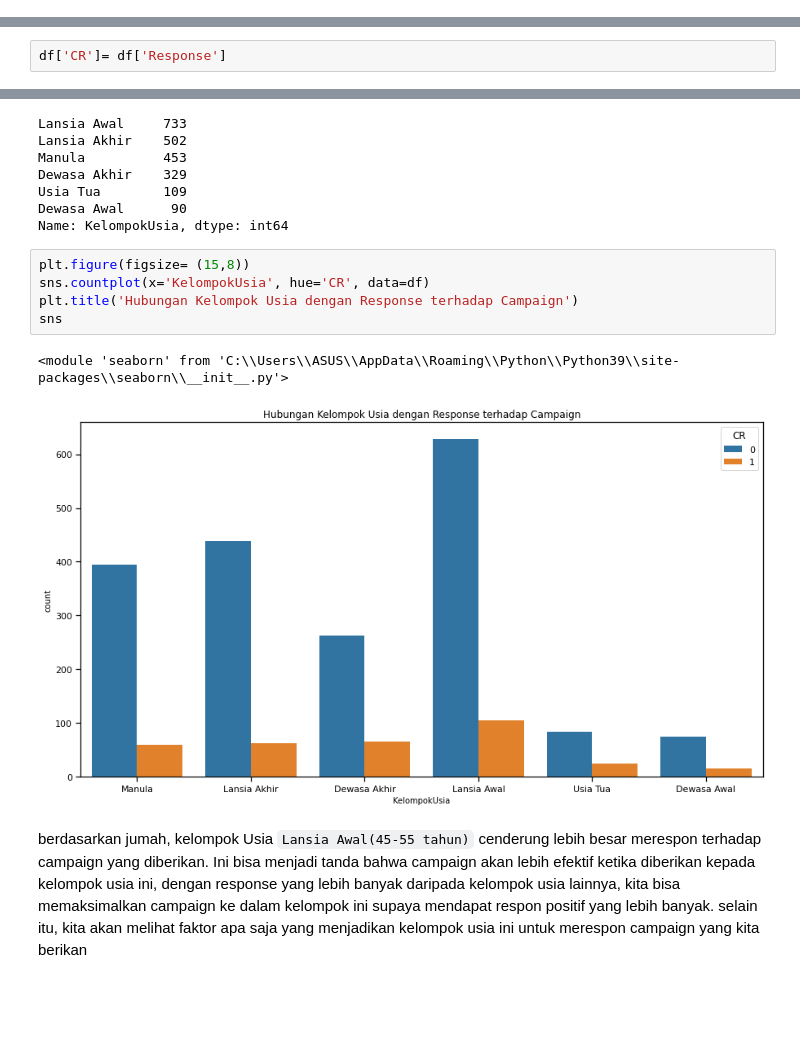
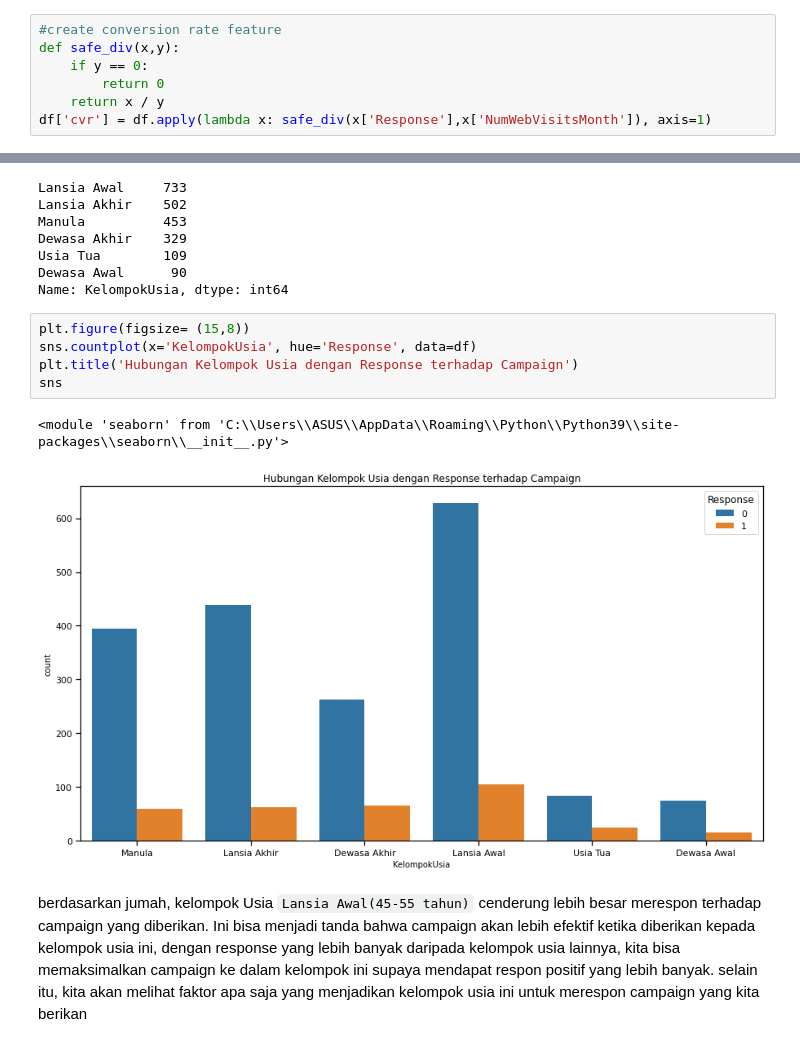
Before and after one commit to Hana5i/Predict-Customer-Personality-to-Boost-Marketing-Campaign-by-Using-Machine-Learning, a Jupyter notebook: Predict Personality Customer.ipynb, the cells around one changed output, grey strips where cells are left out. Cells and saved outputs as stored; diff of their text form; blank space fills up the shorter version.

Commit message:
add cleaning data

```diff
--- a/Predict Personality Customer.ipynb
+++ b/Predict Personality Customer.ipynb
@@ -82,3 +84,10 @@ Jadi, Conversion Rate perusahaan adalah 2.83 %
+# %%
+#create conversion rate feature
+def safe_div(x,y):
+    if y == 0:
+        return 0
+    return x / y
+df['cvr'] = df.apply(lambda x: safe_div(x['Response'],x['NumWebVisitsMonth']), axis=1)
 # %% [markdown]
 ## DATA CLEANING
 # %%
@@ -122,8 +131,6 @@ df['OrangTua'] = np.where(df.Anak>0,1,0)
 # %%
 # Membuat kolom 'TinggalBersama'
 df['TinggalBersama'] = df['Marital_Status'].replace({'Menikah':'Bersama', 'Bertunangan':'Sendiri', 'Lajang':'Sendiri', 'Cerai':'Sendiri', 'Janda':'Sendiri', 'Duda':'Sendiri'})
-# %%
-df['CR']= df['Response']
 # %%
 df.head()
 # %% [output]
@@ -173,12 +180,12 @@ Dewasa Awal      90
 Name: KelompokUsia, dtype: int64
 # %%
 plt.figure(figsize= (15,8))
-sns.countplot(x='KelompokUsia', hue='CR', data=df)
+sns.countplot(x='KelompokUsia', hue='Response', data=df)
 plt.title('Hubungan Kelompok Usia dengan Response terhadap Campaign')
 sns
 # %% [output]
 <module 'seaborn' from 'C:\\Users\\ASUS\\AppData\\Roaming\\Python\\Python39\\site-packages\\seaborn\\__init__.py'>
-[figure, old version]
+[figure, new version]
 # %% [markdown]
 berdasarkan jumah, kelompok Usia `Lansia Awal(45-55 tahun)` cenderung lebih besar merespon terhadap campaign yang diberikan. Ini bisa menjadi tanda bahwa campaign akan lebih efektif ketika diberikan kepada kelompok usia ini, dengan response yang lebih banyak daripada kelompok usia lainnya, kita bisa memaksimalkan campaign ke dalam kelompok ini supaya mendapat respon positif yang lebih banyak. selain itu, kita akan melihat faktor apa saja yang menjadikan kelompok usia ini untuk merespon campaign yang kita berikan
 # %%
```
Also changed, not shown: parts of 36 cells of this notebook.
